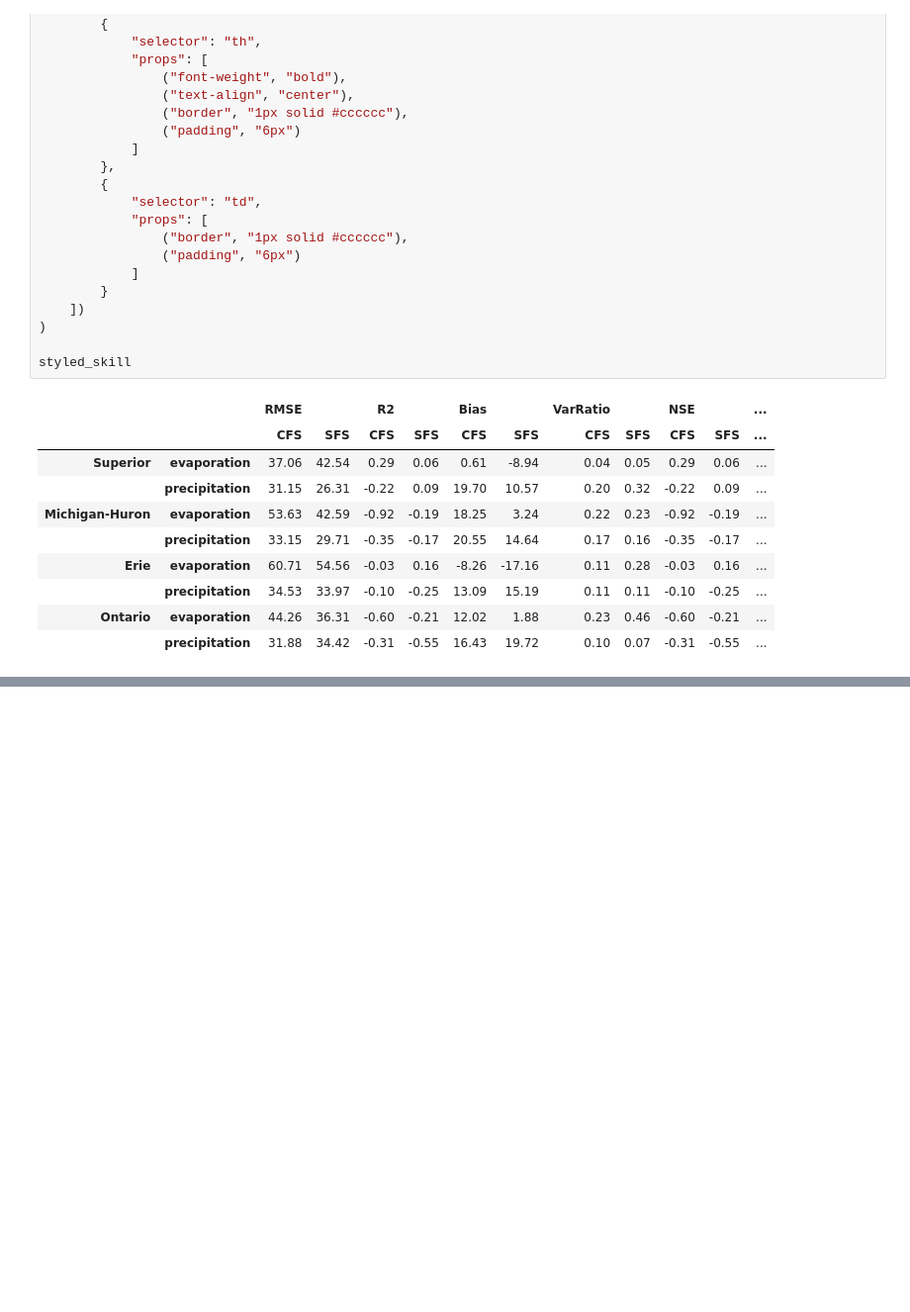
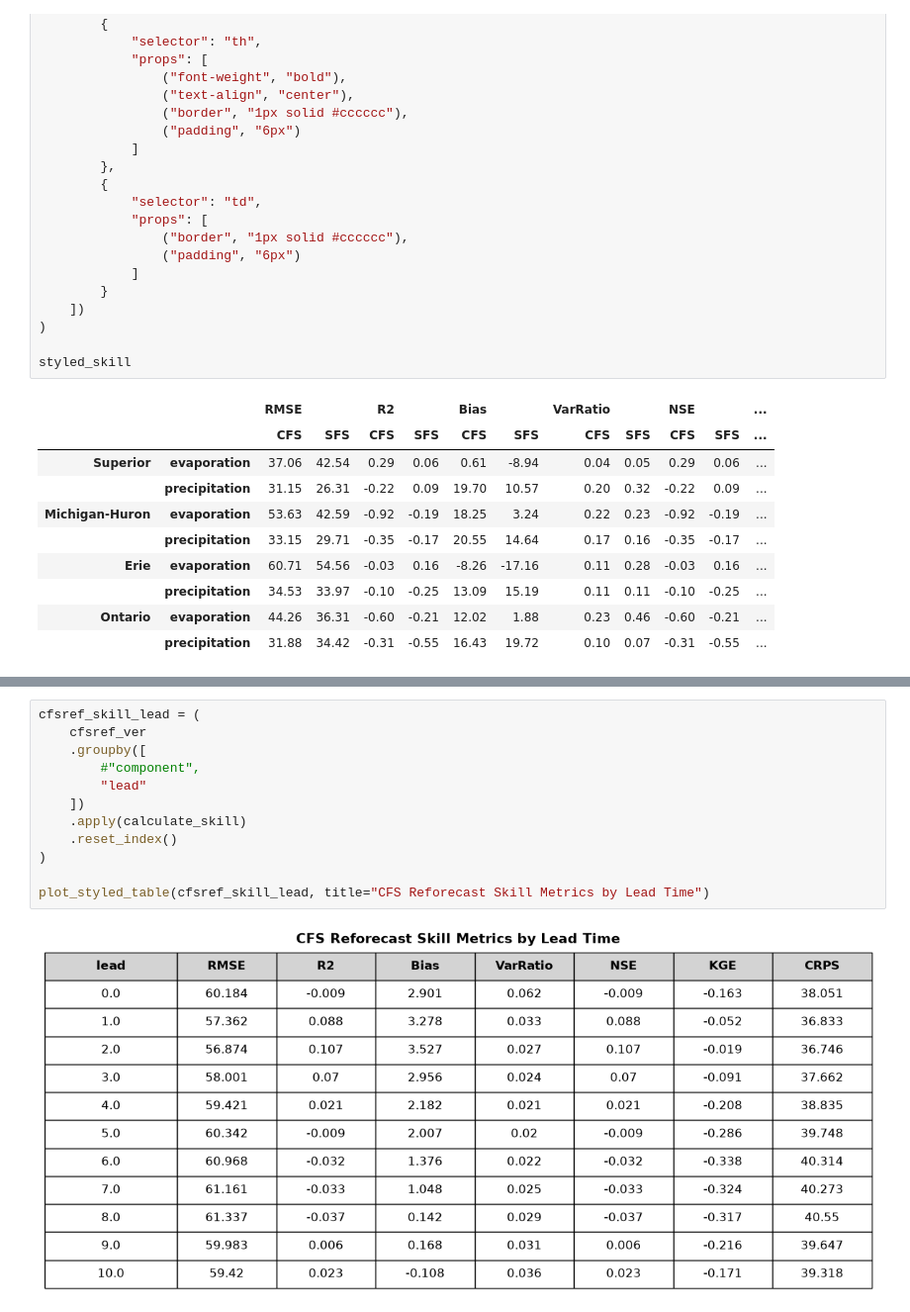
Before and after one commit to great-lakes-ai-lab/cnbs-predictor, a Jupyter notebook: notebooks/production/forcing_comparison.ipynb, the cells around one changed output, grey strips where cells are left out. Shown at 99% size. Cells and saved outputs as stored; diff of their text form; blank space fills up the shorter version.

```diff
--- a/notebooks/production/forcing_comparison.ipynb
+++ b/notebooks/production/forcing_comparison.ipynb
@@ -1231,0 +1227,14 @@ styled_skill
+# %%
+cfsref_skill_lead = (
+    cfsref_ver
+    .groupby([
+        #"component",
+        "lead"
+    ])
+    .apply(calculate_skill)
+    .reset_index()
+)
+
+plot_styled_table(cfsref_skill_lead, title="CFS Reforecast Skill Metrics by Lead Time")
+# %% [output]
+[figure, added]
```
Also changed, not shown: parts of 2 cells of this notebook, 1 other file.
